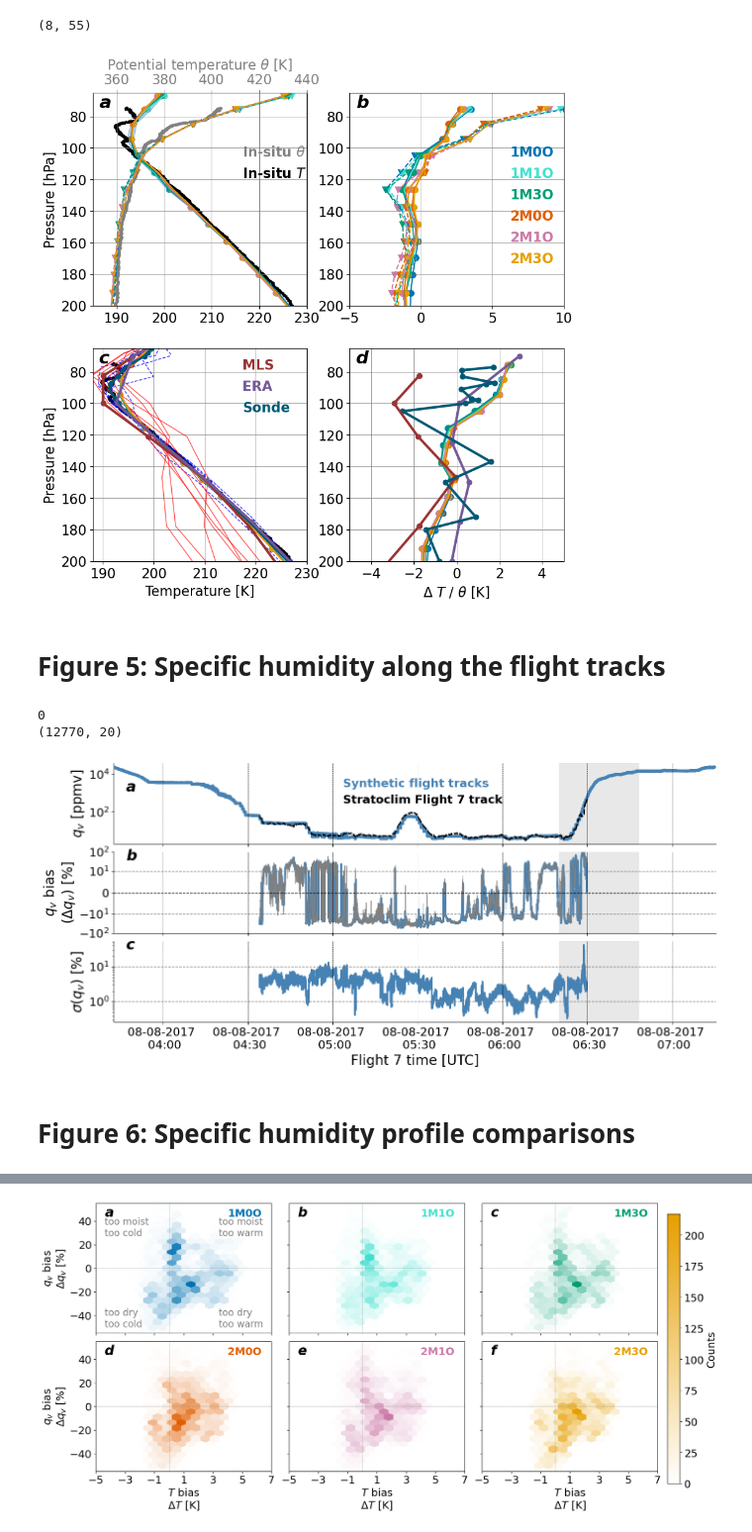
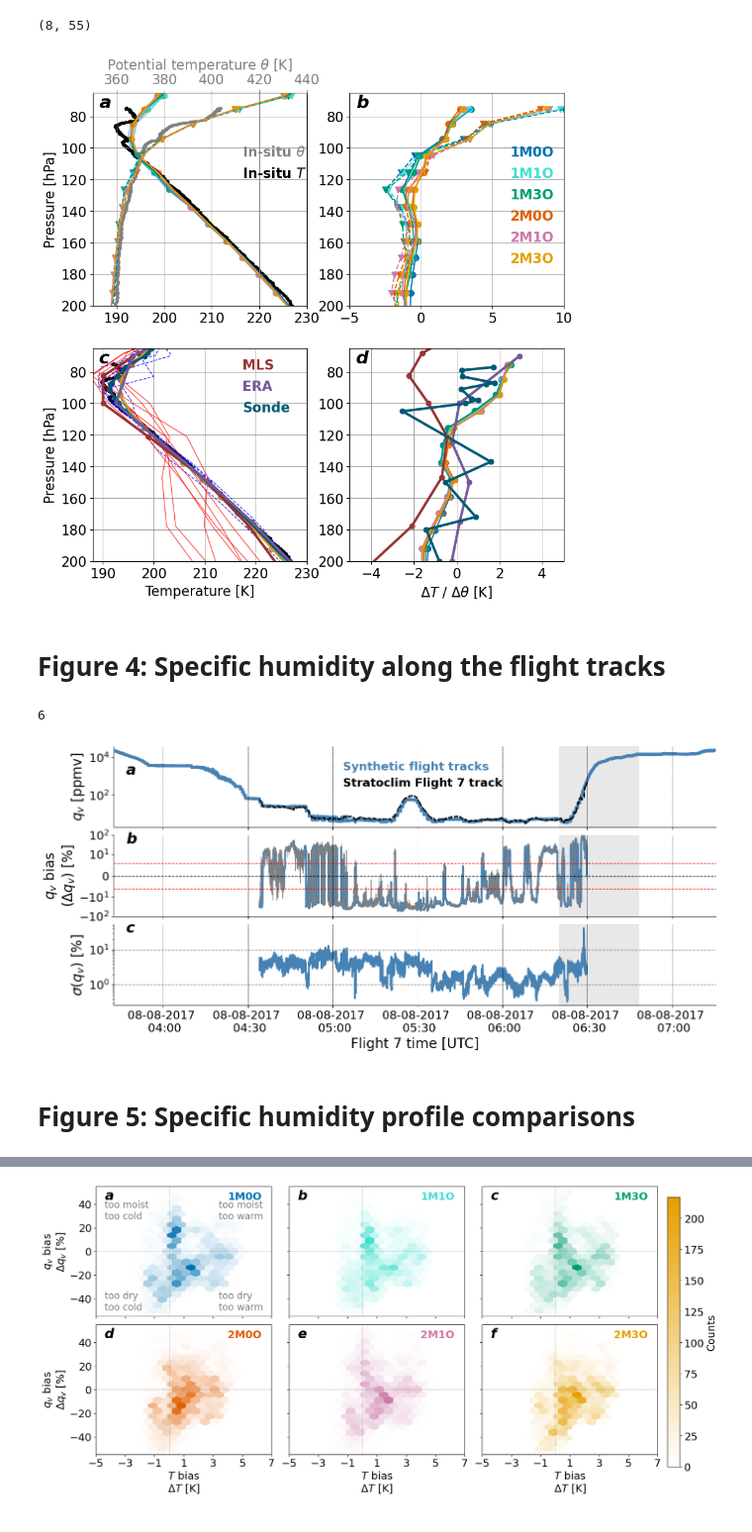
Before and after one commit to sylviasullivan/UTLS-profiles, a Jupyter notebook: Figures_article3.ipynb, the cells around one changed output, grey strips where cells are left out. Shown at 99% size. Saved outputs shown, nothing was run; the diff lists cells and outputs as text; code cells hidden in the pictures.

```diff
--- a/Figures_article3.ipynb
+++ b/Figures_article3.ipynb
@@ -229,0 +86,17 @@ plt.show()
+# %%
+# Read in the altitude, longitude, latitude values
+n = 150 # How many trajectories to extract?
+fi = xr.open_dataset(fi_name)
+ids_to_keep = np.random.choice(fi.alt.id.values, size=n, replace=False)
+sub = fi.sel(id=ids_to_keep)
+
+# Mask out values where the altitude is 0
+mask = sub.alt != 0
+alt_sel = sub.alt.where(mask, drop=True)/1000.
+lon_sel = rad2deg( sub.lon.where(mask, drop=True) )
+lat_sel = rad2deg( sub.lat.where(mask, drop=True) )
+
+# Mask the negative altitudes and fill values (-999.) for latitudes and longitudes.
+traj_alt = xr.where( (alt_sel > 0), alt_sel, np.nan )
+traj_lat = xr.where( (lat_sel >= -90.), lat_sel, np.nan )
+traj_lon = xr.where( (lon_sel >= -180.), lon_sel, np.nan )
@@ -520,20 +499,22 @@ for i, sl in zip(np.arange(len(sim_list)), sim_list):
     ax[1,1].scatter( tm-temp_SC_stats[l], yval, s=icon_sz, alpha=icon_alfa, color=farbe[sl] )
     ax[1,1].plot( tm-temp_SC_stats[l], yval, lw=icon_lw, color=farbe[sl] )
 # Take the differences to MLS data only using the obs closest to the Flight 7 measurements
-ax[1,1].scatter( mls_temperature_filtered[0]-temp_SC_mls[0], mls_pressure1, color=farbe['MLS'] )
-ax[1,1].plot( mls_temperature_filtered[0]-temp_SC_mls[0], mls_pressure1, lw=lw, color=farbe['MLS'] )
+#ax[1,1].scatter( mls_temperature_filtered[0]-temp_SC_mls[0], mls_pressure1, color=farbe['MLS'] )
+#ax[1,1].plot( mls_temperature_filtered[0]-temp_SC_mls[0], mls_pressure1, lw=lw, color=farbe['MLS'] )
+ax[1,1].scatter( mls_temperature_filtered[0]-temp_SC_mls_update, mls_pressure1, color=farbe['MLS'] )
+ax[1,1].plot( mls_temperature_filtered[0]-temp_SC_mls_update, mls_pressure1, lw=lw, color=farbe['MLS'] )
 ax[1,1].scatter( era5_temperature-temp_SC_era[0], era5_data.pressure_level, color=farbe['ERA'] )
 ax[1,1].plot( era5_temperature-temp_SC_era[0], era5_data.pressure_level, lw=lw, color=farbe['ERA'] )
 ax[1,1].scatter( mean_sonde_temperature-temp_SC_sonde[0], mean_sonde_pressure, color=farbe['Sonde'] )
 ax[1,1].plot( mean_sonde_temperature-temp_SC_sonde[0], mean_sonde_pressure, lw=lw, color=farbe['Sonde'] )
-ax[1,1].set_xlabel(r'$\Delta$ $T$ / $\theta$ [K]', fontsize=fs)
+ax[1,1].set_xlabel(r'$\Delta T$ / $\Delta\theta$ [K]', fontsize=fs)
 
 #fig.savefig( 'output/temperature-profile-comparison' + tag + '.pdf', bbox_inches='tight' )
 plt.show()
 # %% [output]
-[figure, old version]
+[figure, new version]
 # %% [markdown]
-# Figure 5: Specific humidity along the flight tracks
+# Figure 4: Specific humidity along the flight tracks
 # %%
 basedir = '/groups/sylvia/UTLS-profiles/output/'
 syn_traj = xr.open_dataset(basedir + 'ICON_synthetic_trajs_1M0O_E.nc')
@@ -547,15 +528,12 @@ qv_Stratoclim2 = daten['BEST:H2O_gas']
 t_Stratoclim = daten['time']
 # %%
 # Identify the best trajectory
+jbest = best_track( syn_traj.qv * conv * 10**6, qv_Stratoclim2 )
+print( jbest )
 qvdiff = (qv_sim - qv_Stratoclim2.values[:, np.newaxis])/qv_Stratoclim2.values[:, np.newaxis] * 100
-jmin = np.argmin( np.abs(qvdiff), axis=1 )
-most_common_jmin = np.bincount(jmin).argmax()
-best_traj = qvdiff[:, most_common_jmin]
-print( most_common_jmin )
-print( qvdiff.shape )
+best_traj = qvdiff[:, jbest]
 # %% [output]
-0
-(12770, 20)
+6
 # %%
 fs = 17
 fig, ax = plt.subplots(nrows=3, ncols=1, figsize=(14,6.5))
@@ -580,39 +558,39 @@ ax[0].set_yscale( 'log' )
 ax[0].set_ylabel(r'$q_v$ [ppmv]', fontsize=fs+3)
 ax[0].text(0.38, 0.5, 'Stratoclim Flight 7 track', weight='bold', fontsize=fs, transform=ax[0].transAxes)
 ax[0].text(0.38, 0.7, 'Synthetic flight tracks',  weight='bold', fontsize=fs, color='steelblue', transform=ax[0].transAxes)
 
 ax[1].plot(t, (qvm - qv_Stratoclim2)/qv_Stratoclim2 * 100, color='steelblue', linewidth=3)
 ax[1].plot(t, best_traj, color='gray', lw=0.5)
 ax[1].axhline( y=0, color='k', ls='--', lw=1 )
-ax[1].axhline( y=10, color='gray', ls='--', lw=1 )
-ax[1].axhline( y=-10, color='gray', ls='--', lw=1 )
+ax[1].axhline( y=6, color='red', ls='--', lw=1 )
+ax[1].axhline( y=-6, color='red', ls='--', lw=1 )
 ax[1].set_ylabel(r'$q_v$ bias'
                  '\n'
                  '($\Delta q_v$) [%]', fontsize=fs+3)
 ax[1].set_yscale( 'symlog', linthresh=1e1 )
 ax[1].set_ylim( [-100, 100] )
 
 ax[2].plot(t, qvstd/qv_Stratoclim2 * 100, color='steelblue', linewidth=2.5)
 ax[2].set_ylabel(r'$\sigma(q_v)$ [%]', fontsize=fs+3)
 ax[2].set_yscale( 'log' )
 ax[2].axhline( y=1, color='gray', ls='--', lw=1 )
 ax[2].axhline( y=10, color='gray', ls='--', lw=1 )
 ax[2].set_xticklabels(['08-08-2017 \n 04:00', '08-08-2017 \n 04:30','08-08-2017 \n 05:00','08-08-2017 \n 05:30',
     '08-08-2017 \n 06:00','08-08-2017 \n 06:30','08-08-2017 \n 07:00'])
 ax[2].set_xlabel('Flight 7 time [UTC]', fontsize=fs+3)
 
 for xtick in ax[2].get_xticks():
     for a in ax:
         a.axvline(x=xtick, color='k', ls='--', lw=0.5)
 
 plt.tight_layout()
 plt.subplots_adjust(hspace=0.1)
-#fig.savefig('output/syn-flight-track-qv.pdf',bbox_inches='tight')
+fig.savefig('output/syn-flight-track-qv.pdf',bbox_inches='tight')
 plt.show()
 # %% [output]
-[figure, old version]
+[figure, new version]
 # %% [markdown]
-# Figure 6: Specific humidity profile comparisons
+# Figure 5: Specific humidity profile comparisons
 # %%
 # Which set of trajectory statistics do you want to open?
 tag = '_E'  # E = 'extract', default 20 synthetic trajectories
```
Also changed, not shown: parts of 39 cells of this notebook, 4 other files.
